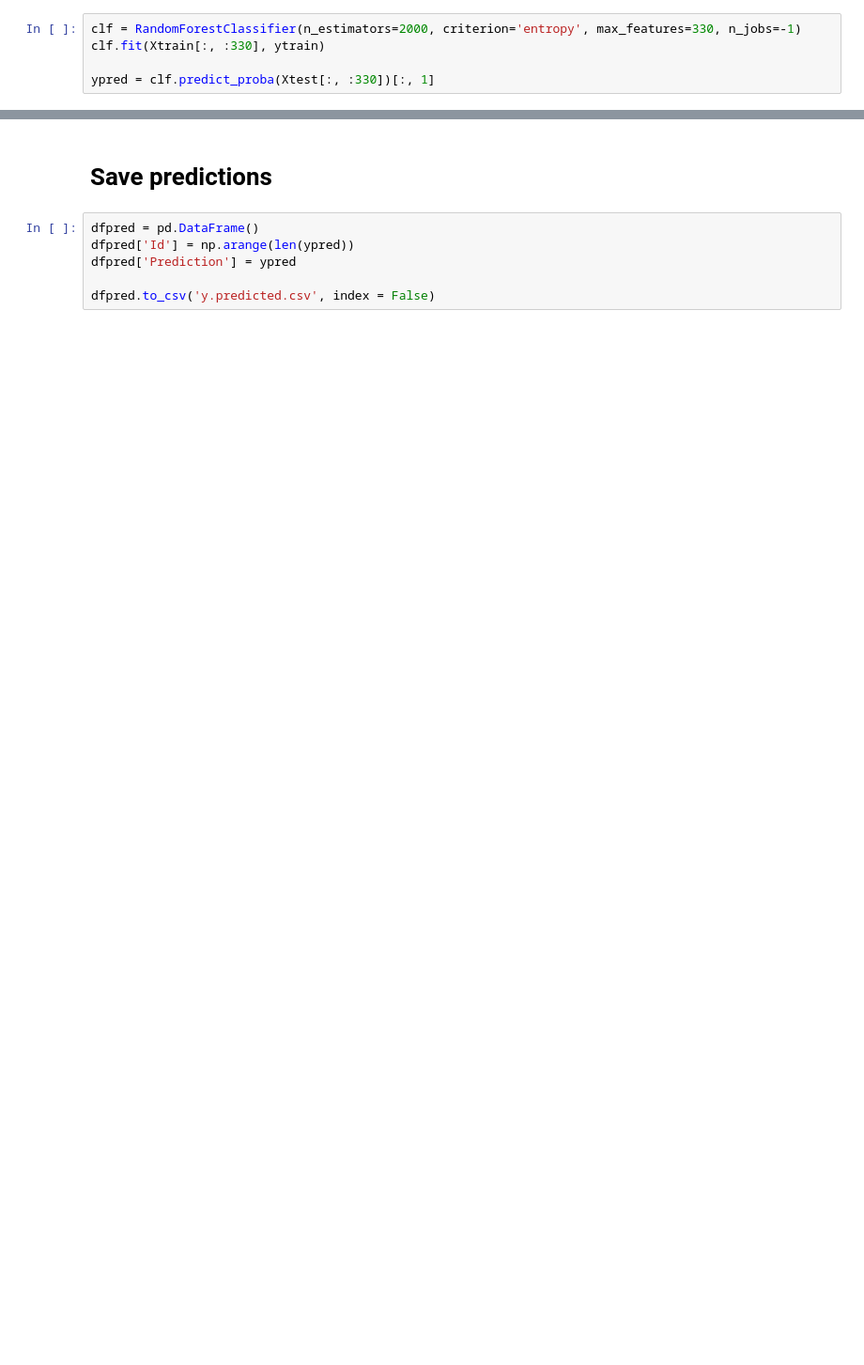
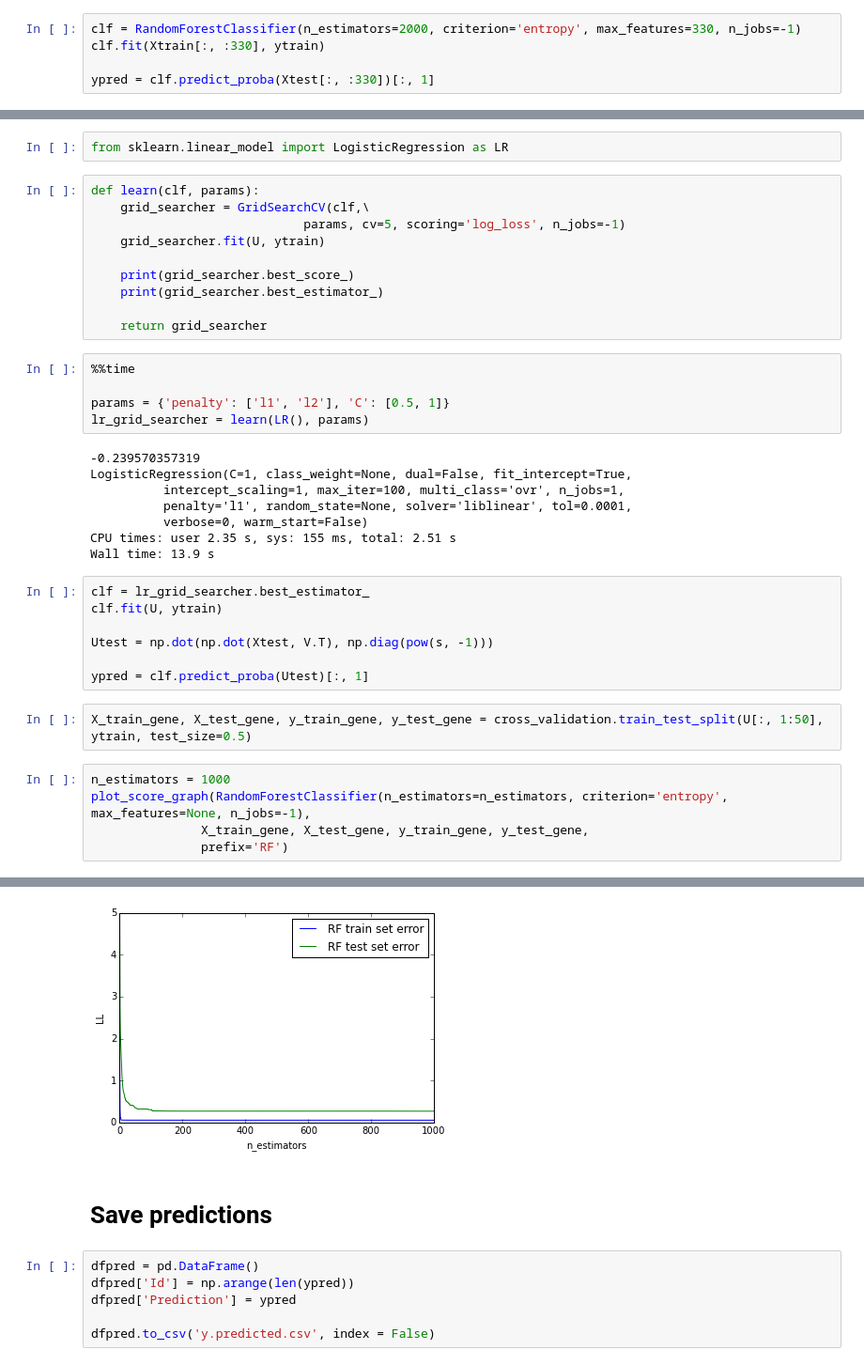
Before and after one commit to alexsyrom/SHAD_ML_KAGGLE_2, a Jupyter notebook: solution.ipynb, the cells around one changed output, grey strips where cells are left out. Shown at 94% size. Cells and saved outputs as stored; diff of their text form; blank space fills up the shorter version.

```diff
--- a/solution.ipynb
+++ b/solution.ipynb
@@ -122,0 +136,40 @@ ypred = clf.predict_proba(Xtest[:, :330])[:, 1]
+# %%
+from sklearn.linear_model import LogisticRegression as LR
+# %%
+def learn(clf, params):
+    grid_searcher = GridSearchCV(clf,\
+                             params, cv=5, scoring='log_loss', n_jobs=-1)
+    grid_searcher.fit(U, ytrain)
+
+    print(grid_searcher.best_score_)
+    print(grid_searcher.best_estimator_)
+
+    return grid_searcher
+# %%
+%%time
+
+params = {'penalty': ['l1', 'l2'], 'C': [0.5, 1]}
+lr_grid_searcher = learn(LR(), params)
+# %% [output]
+-0.239570357319
+LogisticRegression(C=1, class_weight=None, dual=False, fit_intercept=True,
+          intercept_scaling=1, max_iter=100, multi_class='ovr', n_jobs=1,
+          penalty='l1', random_state=None, solver='liblinear', tol=0.0001,
+          verbose=0, warm_start=False)
+CPU times: user 2.35 s, sys: 155 ms, total: 2.51 s
+Wall time: 13.9 s
+# %%
+clf = lr_grid_searcher.best_estimator_
+clf.fit(U, ytrain)
+
+Utest = np.dot(np.dot(Xtest, V.T), np.diag(pow(s, -1)))
+
+ypred = clf.predict_proba(Utest)[:, 1]
+# %%
+X_train_gene, X_test_gene, y_train_gene, y_test_gene = cross_validation.train_test_split(U[:, 1:50], ytrain, test_size=0.5)
+# %%
+n_estimators = 1000
+plot_score_graph(RandomForestClassifier(n_estimators=n_estimators, criterion='entropy', max_features=None, n_jobs=-1),
+               X_train_gene, X_test_gene, y_train_gene, y_test_gene,
+               prefix='RF')
+# %% [output]
@@ -123,3 +196,4 @@ ypred = clf.predict_proba(Xtest[:, :330])[:, 1]
+[figure, added]
 # %% [markdown]
 # Save predictions
 # %%
```
Also changed, not shown: parts of 12 cells of this notebook, 1 other file.
